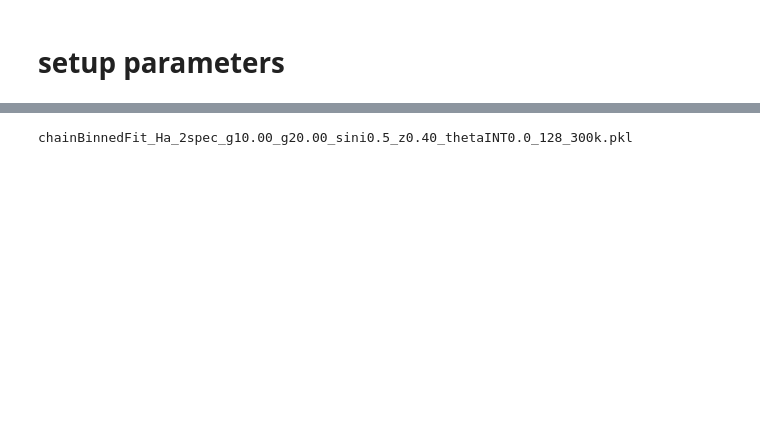
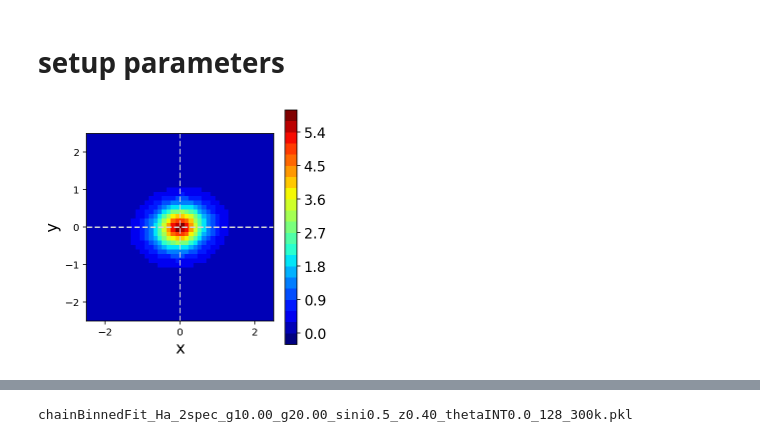
Before and after one commit to KinematicLensing/BinnedFit, a Jupyter notebook: notebook/[demo] Gamma.ipynb, the cells around one changed output, grey strips where cells are left out. Drawn from its saved outputs; the diff is of its cells as text; code cells hidden in the pictures; blank space fills up the shorter version.

```diff
--- a/notebook/[demo] Gamma.ipynb
+++ b/notebook/[demo] Gamma.ipynb
@@ -74,6 +73,10 @@ linelist['flux'] = refSDSSspec.value / fiber_SDSS  # [unit: erg/s/cm2/nm/arcsec2
 pars['linelist'] = linelist
 # %%
 dataInfo = gen_mock_tfCube(pars, line_species, noise_mode=0)
+# %%
+plot_image(dataInfo['image'], spaceGrid=dataInfo['spaceGrid'])
+# %% [output]
+[figure, added]
 # %%
 spec_arrs = [dataInfo['spec'][0].array, dataInfo['spec'][1].array]
 
```
Also changed, not shown: parts of 15 cells of this notebook, 14 other files.
